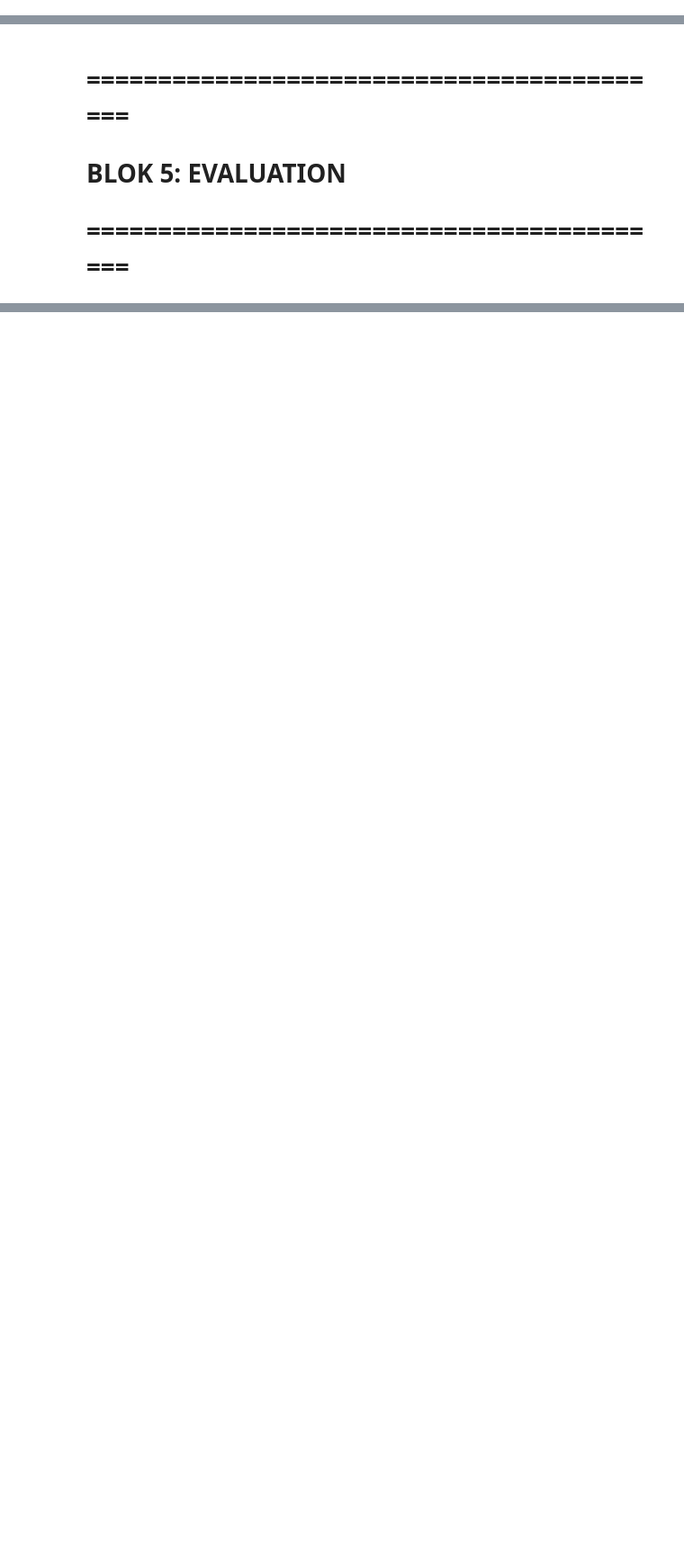
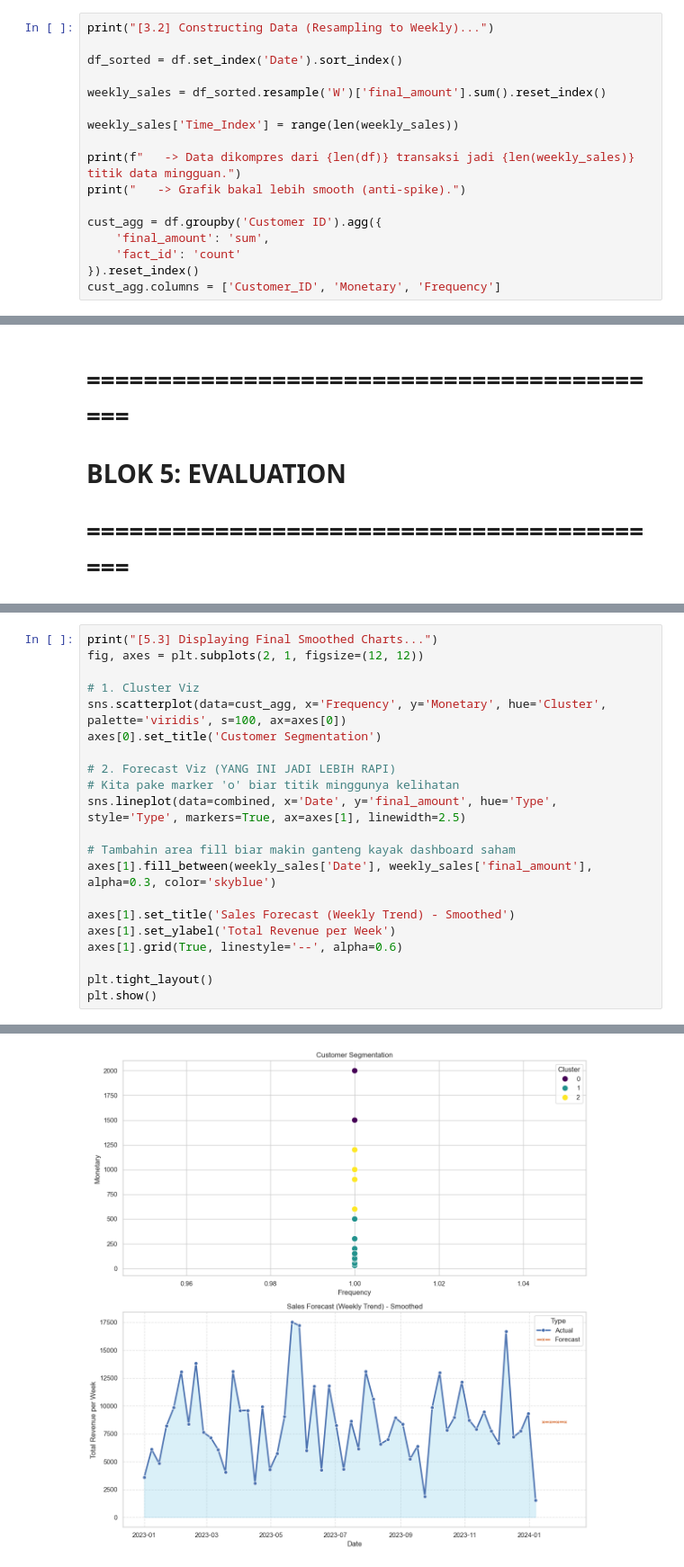
Before and after one commit to akhdanrgya/Tubes-DWBI, a Jupyter notebook: TUBES_DWBI.ipynb, the cells around one changed output, grey strips where cells are left out. Shown at 90% size. Drawn from its saved outputs; the diff is of its cells as text; blank space fills up the shorter version.

```diff
--- a/TUBES_DWBI.ipynb
+++ b/TUBES_DWBI.ipynb
@@ -181,0 +139,17 @@ PHASE 3: DATA PREPARATION
+# %%
+print("[3.2] Constructing Data (Resampling to Weekly)...")
+
+df_sorted = df.set_index('Date').sort_index()
+
+weekly_sales = df_sorted.resample('W')['final_amount'].sum().reset_index()
+
+weekly_sales['Time_Index'] = range(len(weekly_sales))
+
+print(f"   -> Data dikompres dari {len(df)} transaksi jadi {len(weekly_sales)} titik data mingguan.")
+print("   -> Grafik bakal lebih smooth (anti-spike).")
+
+cust_agg = df.groupby('Customer ID').agg({
+    'final_amount': 'sum',
+    'fact_id': 'count'
+}).reset_index()
+cust_agg.columns = ['Customer_ID', 'Monetary', 'Frequency']
@@ -312,0 +200,22 @@ print("   - Rekomendasi: Stok barang harus dinaikkan mengikuti tren positif fore
+# %%
+print("[5.3] Displaying Final Smoothed Charts...")
+fig, axes = plt.subplots(2, 1, figsize=(12, 12))
+
+# 1. Cluster Viz
+sns.scatterplot(data=cust_agg, x='Frequency', y='Monetary', hue='Cluster', palette='viridis', s=100, ax=axes[0])
+axes[0].set_title('Customer Segmentation')
+
+# 2. Forecast Viz (YANG INI JADI LEBIH RAPI)
+# Kita pake marker 'o' biar titik minggunya kelihatan
+sns.lineplot(data=combined, x='Date', y='final_amount', hue='Type', style='Type', markers=True, ax=axes[1], linewidth=2.5)
+
+# Tambahin area fill biar makin ganteng kayak dashboard saham
+axes[1].fill_between(weekly_sales['Date'], weekly_sales['final_amount'], alpha=0.3, color='skyblue')
+
+axes[1].set_title('Sales Forecast (Weekly Trend) - Smoothed')
+axes[1].set_ylabel('Total Revenue per Week')
+axes[1].grid(True, linestyle='--', alpha=0.6)
+
+plt.tight_layout()
+plt.show()
+# %% [output]
@@ -312,0 +223 @@ print("   - Rekomendasi: Stok barang harus dinaikkan mengikuti tren positif fore
+[figure, added]
```
Also changed, not shown: parts of 7 cells of this notebook, 1 other file.
